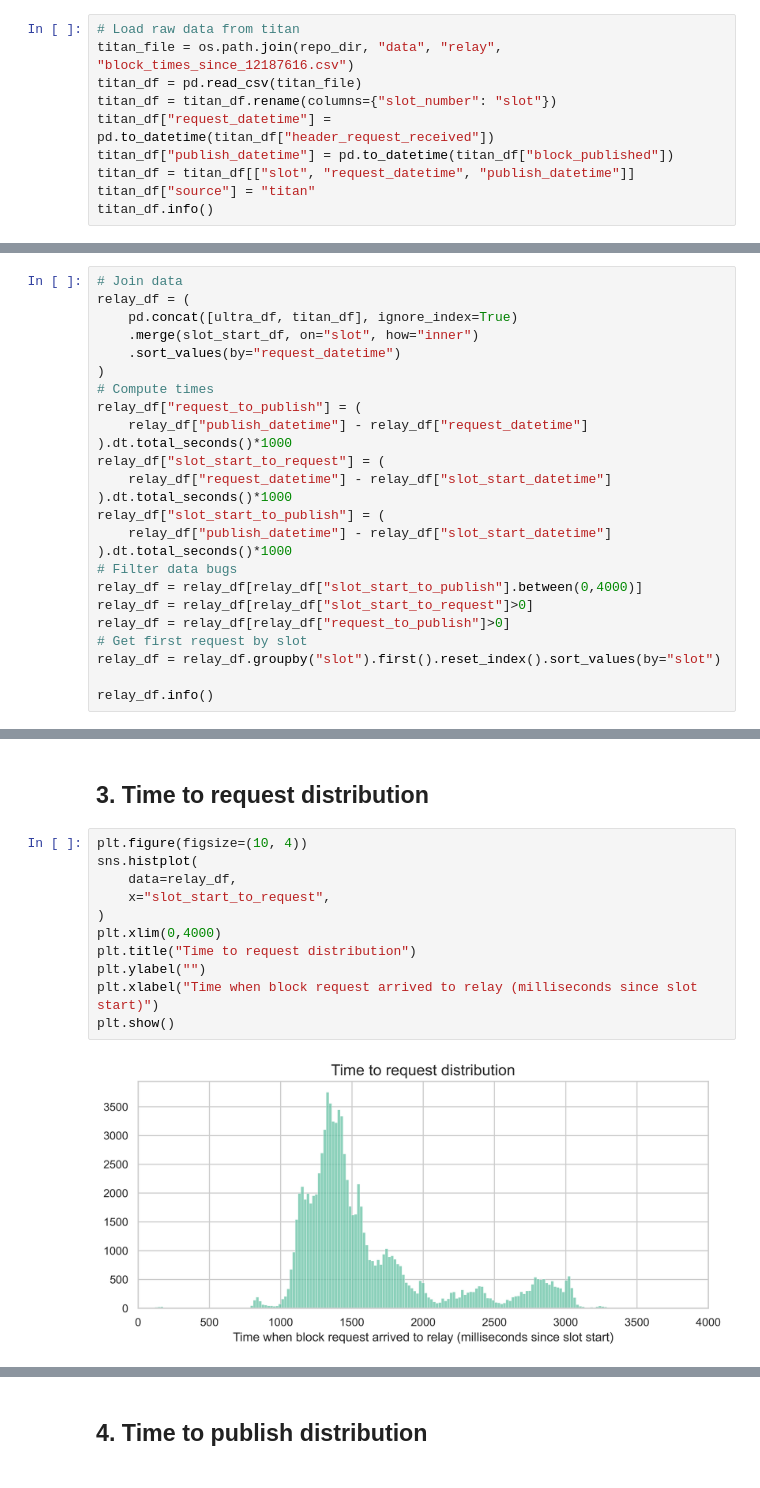
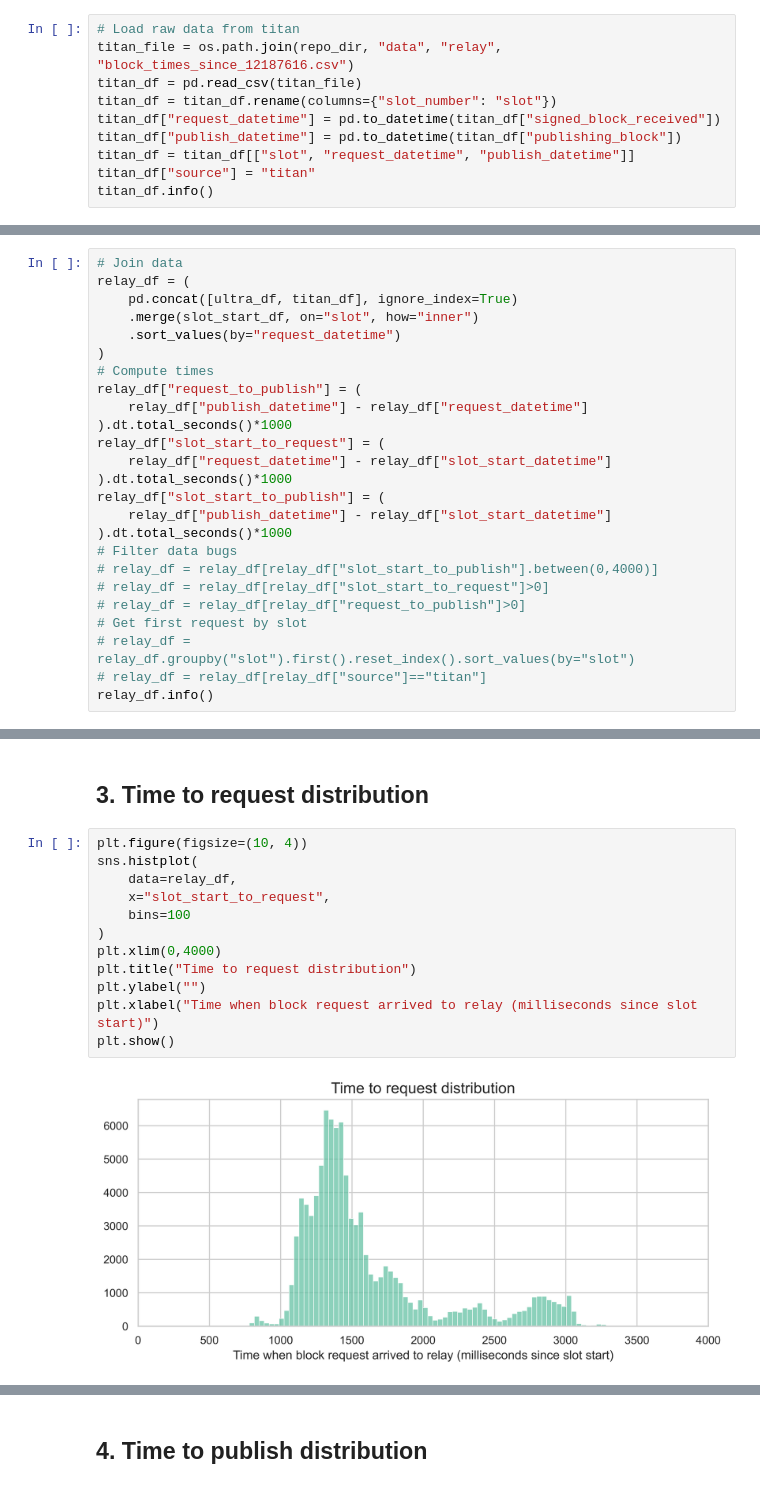
Before and after one commit to misilva73/eth-slot-analysis, a Jupyter notebook: notebooks/1.4-block-publishing-times.ipynb, the cells around one changed output, grey strips where cells are left out. Saved outputs shown, nothing was run; the diff lists cells and outputs as text.

Commit message:
Update titan dataset

```diff
--- a/notebooks/1.4-block-publishing-times.ipynb
+++ b/notebooks/1.4-block-publishing-times.ipynb
@@ -88,8 +87,8 @@ Name: slot, dtype: int64
 titan_file = os.path.join(repo_dir, "data", "relay", "block_times_since_12187616.csv")
 titan_df = pd.read_csv(titan_file)
 titan_df = titan_df.rename(columns={"slot_number": "slot"})
-titan_df["request_datetime"] = pd.to_datetime(titan_df["header_request_received"])
-titan_df["publish_datetime"] = pd.to_datetime(titan_df["block_published"])
+titan_df["request_datetime"] = pd.to_datetime(titan_df["signed_block_received"])
+titan_df["publish_datetime"] = pd.to_datetime(titan_df["publishing_block"])
 titan_df = titan_df[["slot", "request_datetime", "publish_datetime"]]
 titan_df["source"] = "titan"
 titan_df.info()
@@ -166,12 +165,12 @@ relay_df["slot_start_to_publish"] = (
     relay_df["publish_datetime"] - relay_df["slot_start_datetime"]
 ).dt.total_seconds()*1000
 # Filter data bugs
-relay_df = relay_df[relay_df["slot_start_to_publish"].between(0,4000)]
-relay_df = relay_df[relay_df["slot_start_to_request"]>0]
-relay_df = relay_df[relay_df["request_to_publish"]>0]
+# relay_df = relay_df[relay_df["slot_start_to_publish"].between(0,4000)]
+# relay_df = relay_df[relay_df["slot_start_to_request"]>0]
+# relay_df = relay_df[relay_df["request_to_publish"]>0]
 # Get first request by slot
-relay_df = relay_df.groupby("slot").first().reset_index().sort_values(by="slot")
-
+# relay_df = relay_df.groupby("slot").first().reset_index().sort_values(by="slot")
+# relay_df = relay_df[relay_df["source"]=="titan"]
 relay_df.info()
 # %% [output]
 <class 'pandas.core.frame.DataFrame'>
@@ -205,16 +204,17 @@ dtype: int64
 # %%
 plt.figure(figsize=(10, 4))
 sns.histplot(
     data=relay_df,
     x="slot_start_to_request",
+    bins=100
 )
 plt.xlim(0,4000)
 plt.title("Time to request distribution")
 plt.ylabel("")
 plt.xlabel("Time when block request arrived to relay (milliseconds since slot start)")
 plt.show()
 # %% [output]
-[figure, old version]
+[figure, new version]
 # %%
 
 g = sns.displot(
```
Also changed, not shown: parts of 14 cells of this notebook, 1 other file.
